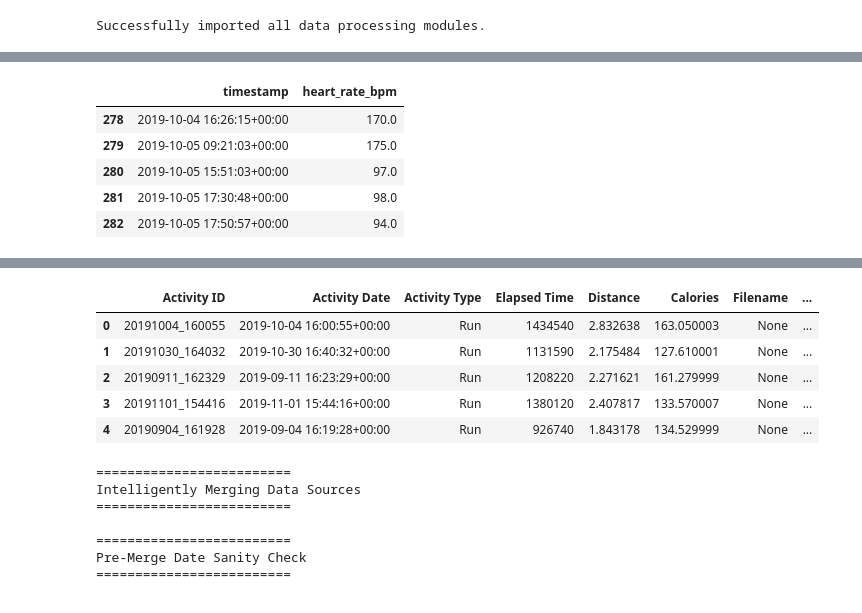
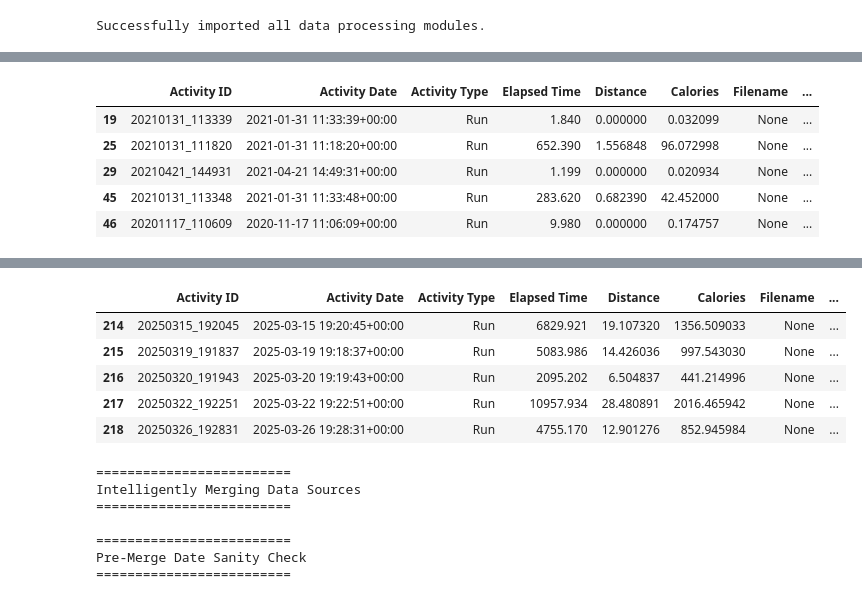
Before and after one commit to nab-iel/marathon-data, a Jupyter notebook: combined_analysis.ipynb, the cells around one changed output, grey strips where cells are left out. Drawn from its saved outputs; the diff is of its cells as text; code cells hidden in the pictures.

```diff
--- a/combined_analysis.ipynb
+++ b/combined_analysis.ipynb
@@ -224,35 +157,38 @@ print("="*25)
 try:
     samsung_data = organise_samsung_data(samsung_path)
 
-    # --- DIAGNOSTIC: Inspect a sample of Samsung HR data ---
-    print("\n--- Inspecting a sample of raw Samsung Heart Rate data before TRIMP calculation ---")
-    inspected_samsung_hr = False
-    # --- End of Diagnostic ---
-
+    # The new Samsung script calculates features from metadata (avg HR), not detailed HR tracks.
+    # We will call the feature engineering function on each activity's metadata.
+    print("\nEngineering features for Samsung activities...")
     for activity_id, activity_data in samsung_data.items():
-        # Check if heart rate data exists and is not empty
-        if activity_data.get('heart_rate_data') is not None and not activity_data['heart_rate_data'].empty:
-
-            # --- DIAGNOSTIC: Print first few HR values for one activity ---
-            if not inspected_samsung_hr:
-                print(f"Inspecting HR data for Activity ID: {activity_id}")
-                print("Sample of HR data being sent to 'engineer_samsung_features':")
-                display(activity_data['heart_rate_data'].head())
-                inspected_samsung_hr = True
-            # --- End of Diagnostic ---
-
-            features = engineer_samsung_features(activity_data['heart_rate_data'])
-            activity_data['metadata'].update(features)
+        # The engineer_samsung_features function now takes metadata directly
+        features = engineer_samsung_features(activity_data['metadata'])
+        activity_data['metadata'].update(features)
 
     samsung_metadata = [d['metadata'] for d in samsung_data.values()]
     samsung_df = pd.DataFrame(samsung_metadata)
     samsung_df['Source'] = 'Samsung Health'
     print(f"Successfully processed {len(samsung_df)} activities from Samsung Health.")
+
+    # --- DIAGNOSTIC: Inspect a sample of the processed Samsung DataFrame ---
+    print("\n--- Inspecting a sample of the processed Samsung data ---")
+    if not samsung_df.empty:
+        # Display rows where training load was calculated to verify the new logic
+        samsung_with_hr = samsung_df[samsung_df['training_load_hr'].notna() & (samsung_df['training_load_hr'] > 0)]
+        if not samsung_with_hr.empty:
+            print("Sample of Samsung activities with calculated HR Training Load:")
+            display(samsung_with_hr.head())
+        else:
+            print("No Samsung activities with calculated HR Training Load found.")
+            display(samsung_df.tail())
+    # --- End of Diagnostic ---
+
 except Exception as e:
     print(f"Could not process Samsung Health data: {e}")
     samsung_df = pd.DataFrame()
 
-display(samsung_df.head())
+if 'samsung_df' in locals() and not samsung_df.empty:
+    display(samsung_df.tail())
 # %% [output]
 =========================
 Processing Samsung Health Data
@@ -274,6 +210,6 @@ Sample of HR data being sent to 'engineer_samsung_features':
-|  | timestamp | heart_rate_bpm |
-| 278 | 2019-10-04 16:26:15+00:00 | 170.0 |
-| 279 | 2019-10-05 09:21:03+00:00 | 175.0 |
-| 280 | 2019-10-05 15:51:03+00:00 | 97.0 |
-| 281 | 2019-10-05 17:30:48+00:00 | 98.0 |
-| 282 | 2019-10-05 17:50:57+00:00 | 94.0 |
+|  | Activity ID | Activity Date | Activity Type | Elapsed Time | Distance | Calories | Filename | ... |
+| 19 | 20210131_113339 | 2021-01-31 11:33:39+00:00 | Run | 1.840 | 0.000000 | 0.032099 | None | ... |
+| 25 | 20210131_111820 | 2021-01-31 11:18:20+00:00 | Run | 652.390 | 1.556848 | 96.072998 | None | ... |
+| 29 | 20210421_144931 | 2021-04-21 14:49:31+00:00 | Run | 1.199 | 0.000000 | 0.020934 | None | ... |
+| 45 | 20210131_113348 | 2021-01-31 11:33:48+00:00 | Run | 283.620 | 0.682390 | 42.452000 | None | ... |
+| 46 | 20201117_110609 | 2020-11-17 11:06:09+00:00 | Run | 9.980 | 0.000000 | 0.174757 | None | ... |
@@ -281,9 +216,9 @@ Successfully processed 216 activities from Samsung Health.
 |  | Activity ID | Activity Date | Activity Type | Elapsed Time | Distance | Calories | Filename | ... |
-| 0 | 20191004_160055 | 2019-10-04 16:00:55+00:00 | Run | 1434540 | 2.832638 | 163.050003 | None | ... |
-| 1 | 20191030_164032 | 2019-10-30 16:40:32+00:00 | Run | 1131590 | 2.175484 | 127.610001 | None | ... |
-| 2 | 20190911_162329 | 2019-09-11 16:23:29+00:00 | Run | 1208220 | 2.271621 | 161.279999 | None | ... |
-| 3 | 20191101_154416 | 2019-11-01 15:44:16+00:00 | Run | 1380120 | 2.407817 | 133.570007 | None | ... |
-| 4 | 20190904_161928 | 2019-09-04 16:19:28+00:00 | Run | 926740 | 1.843178 | 134.529999 | None | ... |
+| 214 | 20250315_192045 | 2025-03-15 19:20:45+00:00 | Run | 6829.921 | 19.107320 | 1356.509033 | None | ... |
+| 215 | 20250319_191837 | 2025-03-19 19:18:37+00:00 | Run | 5083.986 | 14.426036 | 997.543030 | None | ... |
+| 216 | 20250320_191943 | 2025-03-20 19:19:43+00:00 | Run | 2095.202 | 6.504837 | 441.214996 | None | ... |
+| 217 | 20250322_192251 | 2025-03-22 19:22:51+00:00 | Run | 10957.934 | 28.480891 | 2016.465942 | None | ... |
+| 218 | 20250326_192831 | 2025-03-26 19:28:31+00:00 | Run | 4755.170 | 12.901276 | 852.945984 | None | ... |
 # %%
 # --- 4. Standardise and Combine DataFrames ---
 print("\n" + "="*25)
```
Also changed, not shown: parts of 11 cells of this notebook.
